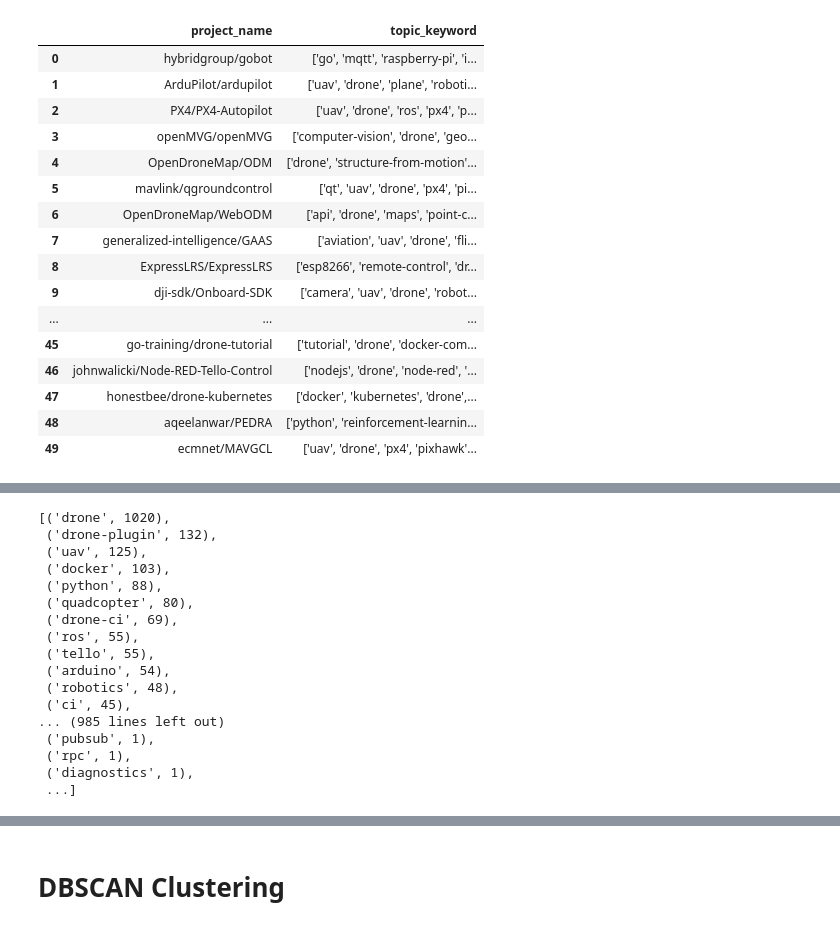
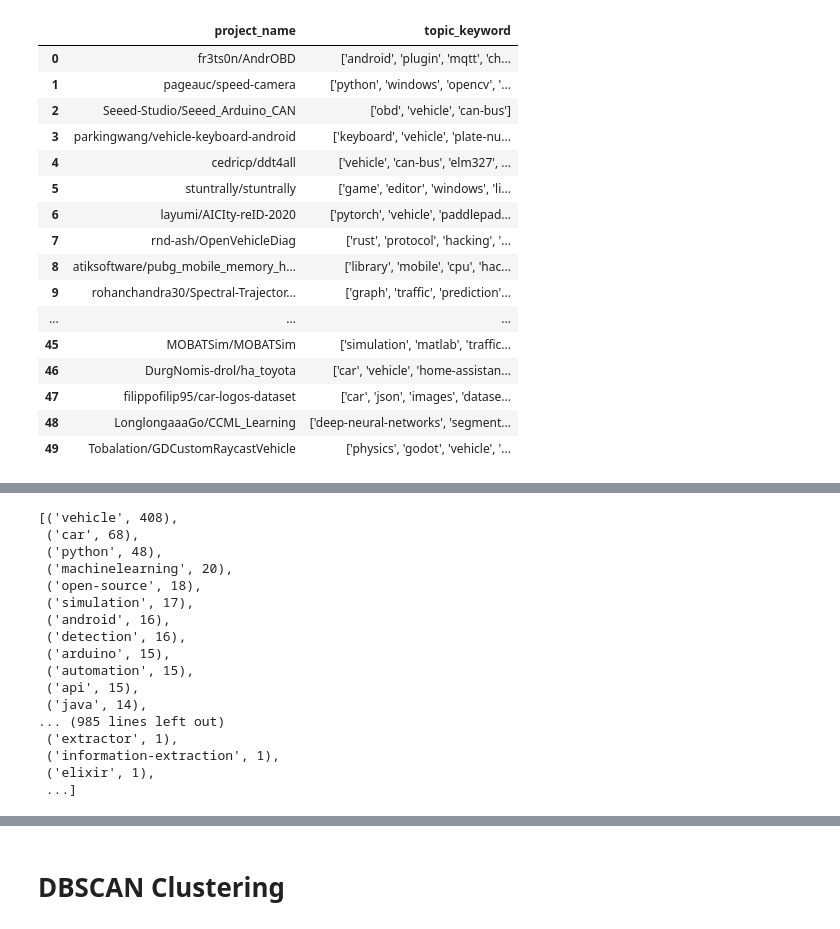
Before and after one commit to park1997/GitHub_Crawling_TextMining_Project, a Jupyter notebook: ParkByeongHyeon/Github_clustering.ipynb, the cells around one changed output, grey strips where cells are left out. Drawn from its saved outputs; the diff is of its cells as text; code cells hidden in the pictures.

```diff
--- a/ParkByeongHyeon/Github_clustering.ipynb
+++ b/ParkByeongHyeon/Github_clustering.ipynb
@@ -10,27 +10,27 @@ from sklearn.cluster import DBSCAN
 %matplotlib inline
 # %%
 # df = pd.read_excel("Topics_stars10000_project_keyword.xlsx") #star>10000개가 있는 Df
-df = pd.read_excel("Topics_Drone.xlsx")   # vehicle Data가 들은 Df
+df = pd.read_excel("Topics_Vehicle.xlsx")   # vehicle Data가 들은 Df
 df.drop_duplicates(['project_name'])
 df.head(50)
 # %% [output]
 |  | project_name | topic_keyword |
-| 0 | hybridgroup/gobot | ['go', 'mqtt', 'raspberry-pi', 'i... |
-| 1 | ArduPilot/ardupilot | ['uav', 'drone', 'plane', 'roboti... |
-| 2 | PX4/PX4-Autopilot | ['uav', 'drone', 'ros', 'px4', 'p... |
-| 3 | openMVG/openMVG | ['computer-vision', 'drone', 'geo... |
-| 4 | OpenDroneMap/ODM | ['drone', 'structure-from-motion'... |
-| 5 | mavlink/qgroundcontrol | ['qt', 'uav', 'drone', 'px4', 'pi... |
-| 6 | OpenDroneMap/WebODM | ['api', 'drone', 'maps', 'point-c... |
-| 7 | generalized-intelligence/GAAS | ['aviation', 'uav', 'drone', 'fli... |
-| 8 | ExpressLRS/ExpressLRS | ['esp8266', 'remote-control', 'dr... |
-| 9 | dji-sdk/Onboard-SDK | ['camera', 'uav', 'drone', 'robot... |
+| 0 | fr3ts0n/AndrOBD | ['android', 'plugin', 'mqtt', 'ch... |
+| 1 | pageauc/speed-camera | ['python', 'windows', 'opencv', '... |
+| 2 | Seeed-Studio/Seeed_Arduino_CAN | ['obd', 'vehicle', 'can-bus'] |
+| 3 | parkingwang/vehicle-keyboard-android | ['keyboard', 'vehicle', 'plate-nu... |
+| 4 | cedricp/ddt4all | ['vehicle', 'can-bus', 'elm327', ... |
+| 5 | stuntrally/stuntrally | ['game', 'editor', 'windows', 'li... |
+| 6 | layumi/AICIty-reID-2020 | ['pytorch', 'vehicle', 'paddlepad... |
+| 7 | rnd-ash/OpenVehicleDiag | ['rust', 'protocol', 'hacking', '... |
+| 8 | atiksoftware/pubg_mobile_memory_h... | ['library', 'mobile', 'cpu', 'hac... |
+| 9 | rohanchandra30/Spectral-Trajector... | ['graph', 'traffic', 'prediction'... |
 | ... | ... | ... |
-| 45 | go-training/drone-tutorial | ['tutorial', 'drone', 'docker-com... |
-| 46 | johnwalicki/Node-RED-Tello-Control | ['nodejs', 'drone', 'node-red', '... |
-| 47 | honestbee/drone-kubernetes | ['docker', 'kubernetes', 'drone',... |
-| 48 | aqeelanwar/PEDRA | ['python', 'reinforcement-learnin... |
-| 49 | ecmnet/MAVGCL | ['uav', 'drone', 'px4', 'pixhawk'... |
+| 45 | MOBATSim/MOBATSim | ['simulation', 'matlab', 'traffic... |
+| 46 | DurgNomis-drol/ha_toyota | ['car', 'vehicle', 'home-assistan... |
+| 47 | filippofilip95/car-logos-dataset | ['car', 'json', 'images', 'datase... |
+| 48 | LonglongaaaGo/CCML_Learning | ['deep-neural-networks', 'segment... |
+| 49 | Tobalation/GDCustomRaycastVehicle | ['physics', 'godot', 'vehicle', '... |
 # %%
 # for i in topic_dic:
 #     if 'active' in i[0]:
@@ -151,32 +151,32 @@ for idx,j in enumerate(df['topic_keyword']):
 topic_dic = sorted(topic_dic.items(), key=lambda x: x[1], reverse=True)
 # 218번 index 까지 5번 나오는 topic 임
 # 몇번까지 나오는것을 feature로 사용할 것인지?
-num_of_word = 4
+num_of_word = 3
 end_index = 0
 for idx,item in enumerate(topic_dic):
-    if item[1] < num_of_word:
+    if item[1] == num_of_word-1:
         end_index = idx - 1
         break
 # topic_list = [i[0] for i in topic_dic]
 topic_list = [i[0] for i in topic_dic[0:end_index]]
 topic_dic
 # %% [output]
-[('drone', 1020),
- ('drone-plugin', 132),
- ('uav', 125),
- ('docker', 103),
- ('python', 88),
- ('quadcopter', 80),
- ('drone-ci', 69),
- ('ros', 55),
- ('tello', 55),
- ('arduino', 54),
- ('robotics', 48),
- ('ci', 45),
+[('vehicle', 408),
+ ('car', 68),
+ ('python', 48),
+ ('machinelearning', 20),
+ ('open-source', 18),
+ ('simulation', 17),
+ ('android', 16),
+ ('detection', 16),
+ ('arduino', 15),
+ ('automation', 15),
+ ('api', 15),
+ ('java', 14),
 ... (985 lines left out)
- ('pubsub', 1),
- ('rpc', 1),
- ('diagnostics', 1),
+ ('extractor', 1),
+ ('information-extraction', 1),
+ ('elixir', 1),
  ...]
 # %%
 # 위 과정들을 통해 얻은 토픽들을 통해 칼럼을 만듬
```
Also changed, not shown: parts of 31 cells of this notebook, 13 other files.
